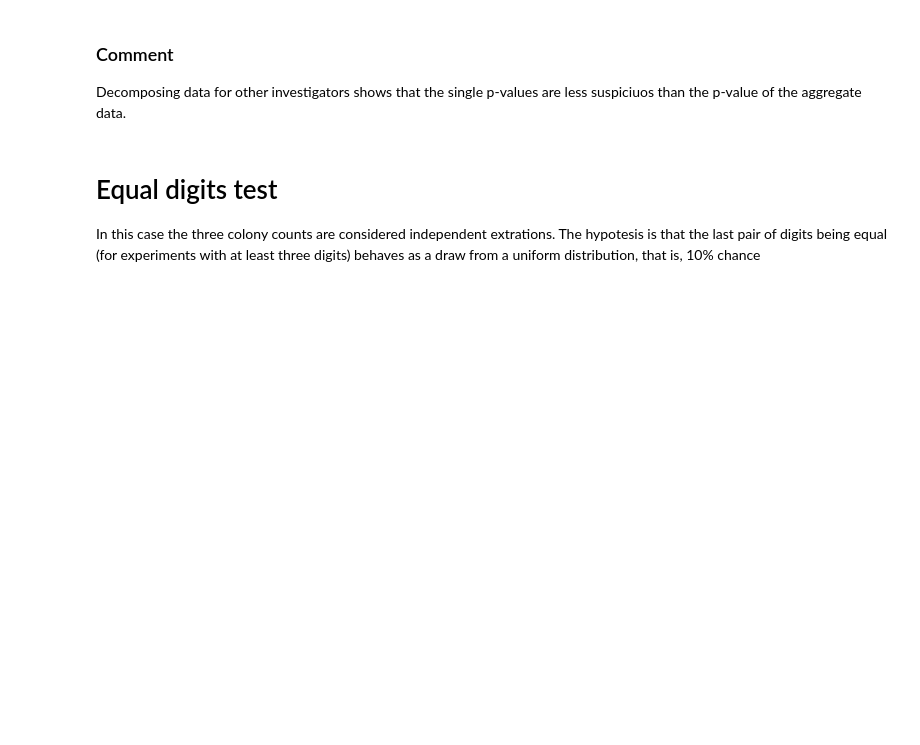
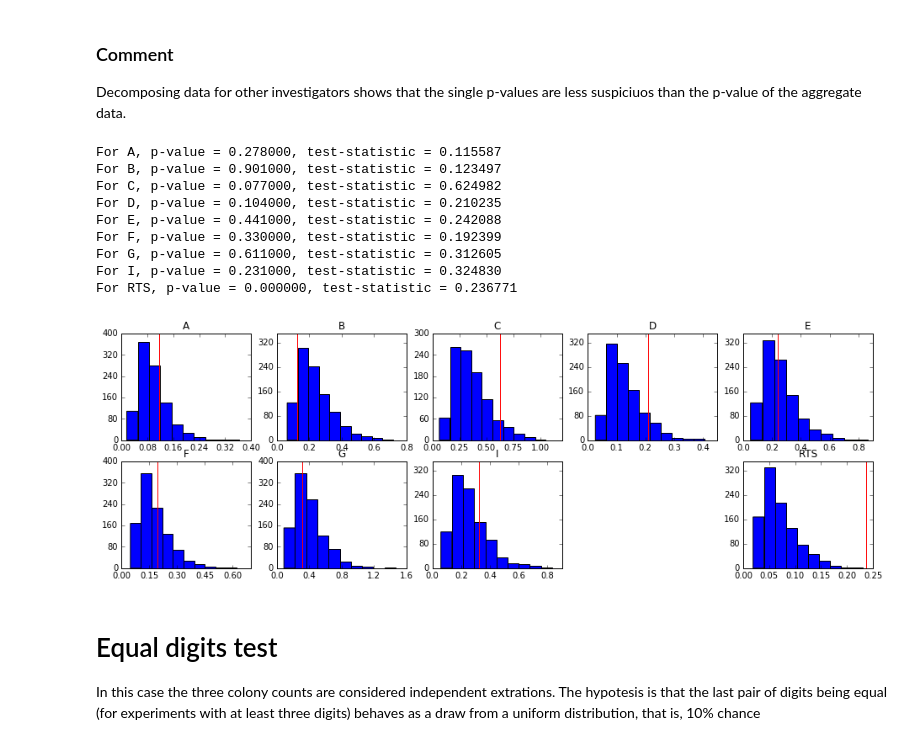
Before and after one commit to ianno/science_review, a Jupyter notebook: Terminal_and_Equal_digits.ipynb, the cells around one changed output. Drawn from its saved outputs; the diff is of its cells as text; code cells hidden in the pictures; blank space fills up the shorter version.

Commit message:
add permutation tests

```diff
--- a/Terminal_and_Equal_digits.ipynb
+++ b/Terminal_and_Equal_digits.ipynb
@@ -328,3 +382,35 @@ Decomposing data for other investigators shows that the single p-values are less
+# %%
+# In this section, Difference between Std Dev is the Test Statistics
+
+pval, tstat, statmc = exact_mc_perm_test(rld, rest_ld, nmc, cdf_distance)
+std_stat = {}
+fig = plt.figure(figsize = [16,5])
+for j in range(rr.shape[0]):
+    ys = np.hstack([rn[t] for t in range(rn.shape[0]) if t!=j])
+    ys = np.hstack([ys,rc_ld])
+    xs = rn[j]
+    std_stat[j] = exact_mc_perm_test(xs, ys, nmc, cdf_distance)
+    print "For %s, p-value = %f, test-statistic = %f" % (rr.index[j], std_stat[j][0], std_stat[j][1])
+    ax = fig.add_subplot(2,5,j+1)
+    pretty_plots(ax, std_stat[j][2], rr.index[j])
+    plt.axvline(std_stat[j][1], color='r')
+ax = fig.add_subplot(2,5,10)
+pretty_plots(ax, statmc, 'RTS')
+plt.axvline(tstat, color='r')
+print "For RTS, p-value = %f, test-statistic = %f" % (pval, tstat)
+plt.show()
+std_stat['RTS']=pval, tstat, statmc
+# %% [output]
+For A, p-value = 0.278000, test-statistic = 0.115587
+For B, p-value = 0.901000, test-statistic = 0.123497
+For C, p-value = 0.077000, test-statistic = 0.624982
+For D, p-value = 0.104000, test-statistic = 0.210235
+For E, p-value = 0.441000, test-statistic = 0.242088
+For F, p-value = 0.330000, test-statistic = 0.192399
+For G, p-value = 0.611000, test-statistic = 0.312605
+For I, p-value = 0.231000, test-statistic = 0.324830
+For RTS, p-value = 0.000000, test-statistic = 0.236771
+[figure, added]
 # %% [markdown]
 # Equal digits test
 
```
Also changed, not shown: parts of 2 cells of this notebook.
